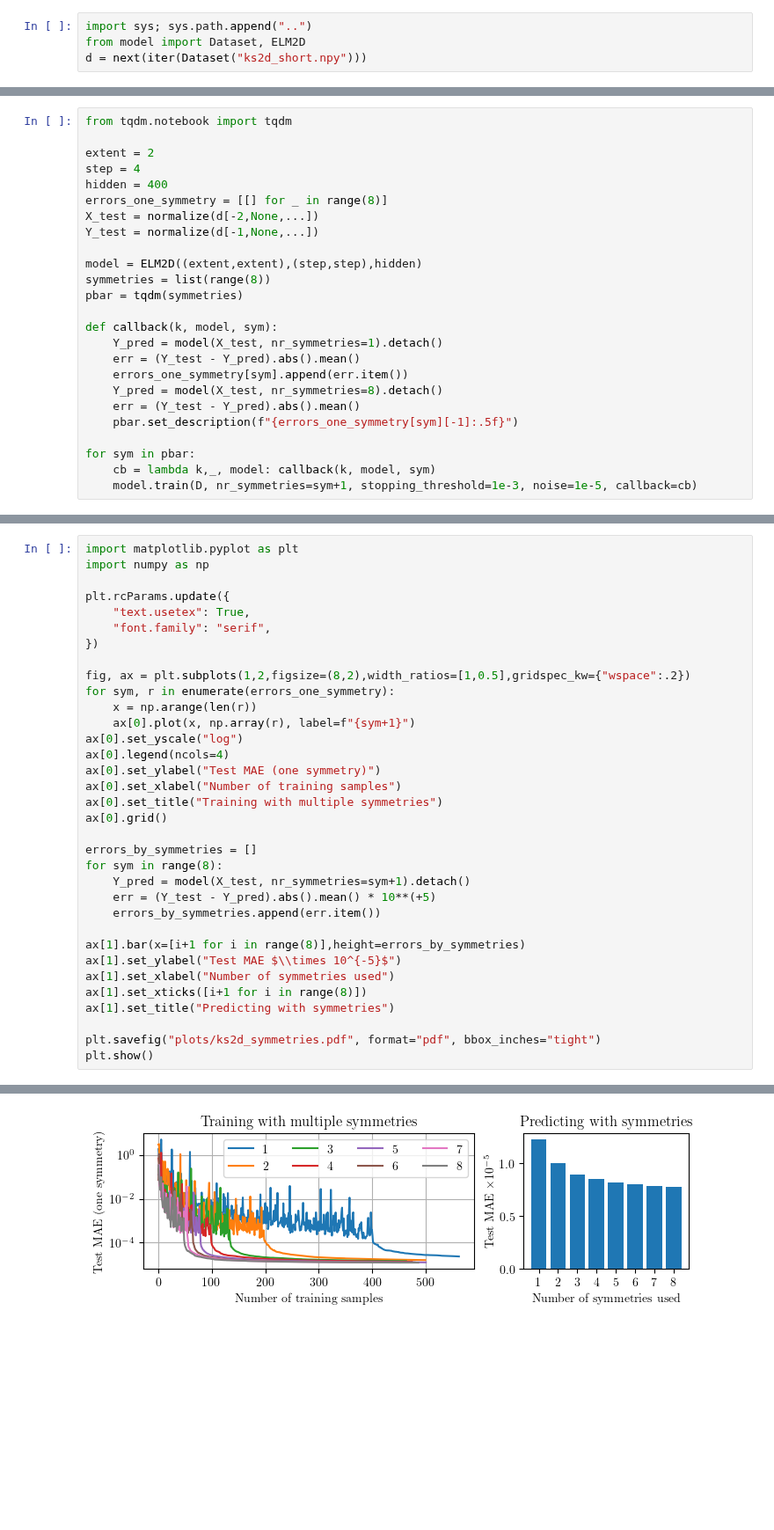
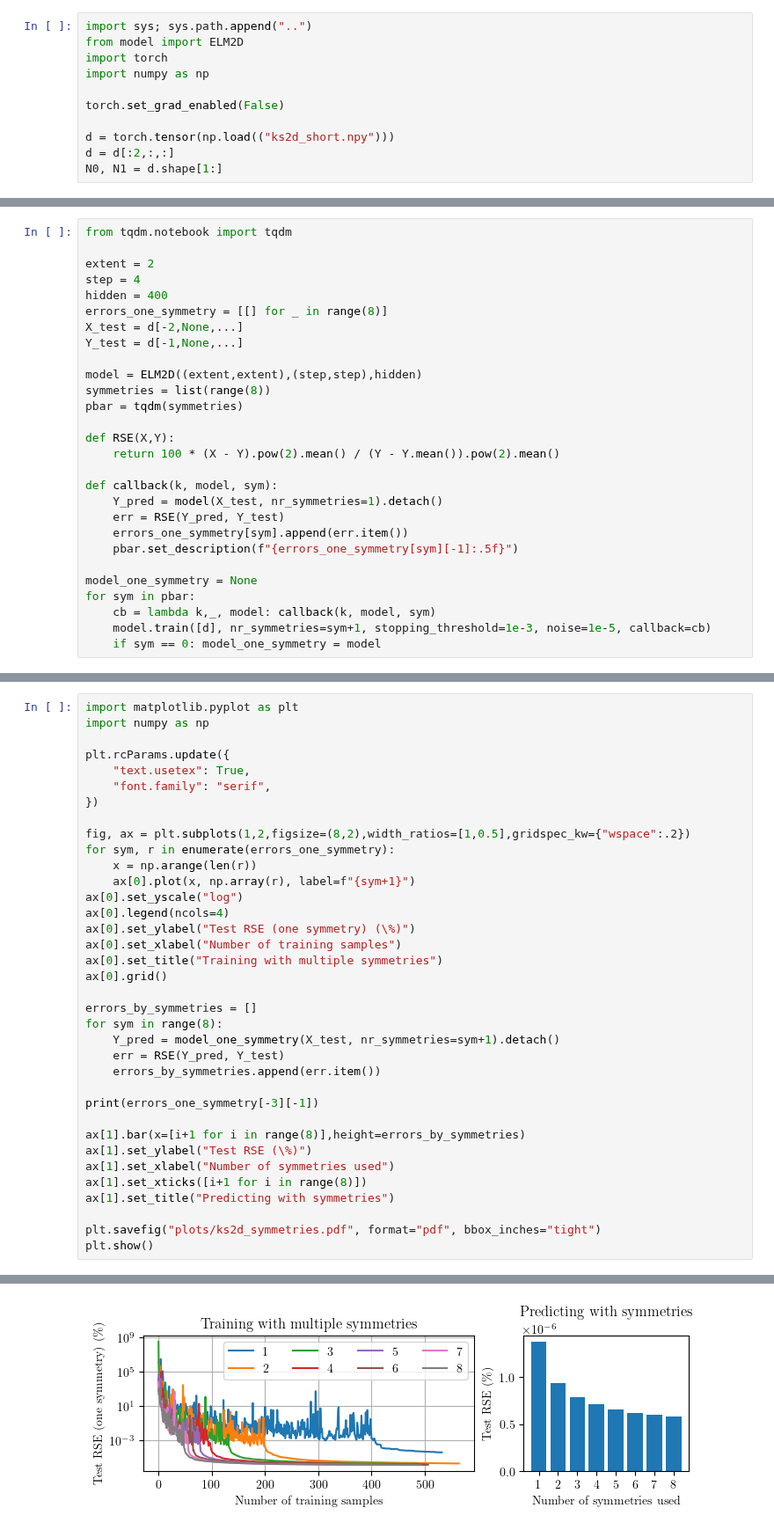
Before and after one commit to graps1/ELM-PDEs, a Jupyter notebook: ks2d/ks2d_equivariant.ipynb, the cells around one changed output, grey strips where cells are left out. Shown at 88% size. Cells and saved outputs as stored; diff of their text form; blank space fills up the shorter version.

```diff
--- a/ks2d/ks2d_equivariant.ipynb
+++ b/ks2d/ks2d_equivariant.ipynb
@@ -1,4 +1,11 @@
 # %%
 import sys; sys.path.append("..")
-from model import Dataset, ELM2D
-d = next(iter(Dataset("ks2d_short.npy")))
+from model import ELM2D
+import torch
+import numpy as np
+
+torch.set_grad_enabled(False)
+
+d = torch.tensor(np.load(("ks2d_short.npy")))
+d = d[:2,:,:]
+N0, N1 = d.shape[1:]
@@ -15,22 +16,25 @@ extent = 2
 step = 4
 hidden = 400
 errors_one_symmetry = [[] for _ in range(8)]
-X_test = normalize(d[-2,None,...])
-Y_test = normalize(d[-1,None,...])
+X_test = d[-2,None,...]
+Y_test = d[-1,None,...]
 
 model = ELM2D((extent,extent),(step,step),hidden)
 symmetries = list(range(8))
 pbar = tqdm(symmetries)
 
+def RSE(X,Y):
+    return 100 * (X - Y).pow(2).mean() / (Y - Y.mean()).pow(2).mean()
+
 def callback(k, model, sym):
     Y_pred = model(X_test, nr_symmetries=1).detach()
-    err = (Y_test - Y_pred).abs().mean()
+    err = RSE(Y_pred, Y_test)
     errors_one_symmetry[sym].append(err.item())
-    Y_pred = model(X_test, nr_symmetries=8).detach()
-    err = (Y_test - Y_pred).abs().mean()
     pbar.set_description(f"{errors_one_symmetry[sym][-1]:.5f}")
 
+model_one_symmetry = None
 for sym in pbar:
     cb = lambda k,_, model: callback(k, model, sym)
-    model.train(D, nr_symmetries=sym+1, stopping_threshold=1e-3, noise=1e-5, callback=cb)
+    model.train([d], nr_symmetries=sym+1, stopping_threshold=1e-3, noise=1e-5, callback=cb)
+    if sym == 0: model_one_symmetry = model
 # %% [output]
@@ -50,19 +54,21 @@ for sym, r in enumerate(errors_one_symmetry):
     ax[0].plot(x, np.array(r), label=f"{sym+1}")
 ax[0].set_yscale("log")
 ax[0].legend(ncols=4)
-ax[0].set_ylabel("Test MAE (one symmetry)")
+ax[0].set_ylabel("Test RSE (one symmetry) (\%)")
 ax[0].set_xlabel("Number of training samples")
 ax[0].set_title("Training with multiple symmetries")
 ax[0].grid()
 
 errors_by_symmetries = []
 for sym in range(8):
-    Y_pred = model(X_test, nr_symmetries=sym+1).detach()
-    err = (Y_test - Y_pred).abs().mean() * 10**(+5)
+    Y_pred = model_one_symmetry(X_test, nr_symmetries=sym+1).detach()
+    err = RSE(Y_pred, Y_test)
     errors_by_symmetries.append(err.item())
 
+print(errors_one_symmetry[-3][-1])
+
 ax[1].bar(x=[i+1 for i in range(8)],height=errors_by_symmetries)
-ax[1].set_ylabel("Test MAE $\\times 10^{-5}$")
+ax[1].set_ylabel("Test RSE (\%)")
 ax[1].set_xlabel("Number of symmetries used")
 ax[1].set_xticks([i+1 for i in range(8)])
 ax[1].set_title("Predicting with symmetries")
@@ -73 +80 @@ plt.show()
-[figure, old version]
+[figure, new version]
```
Also changed, not shown: parts of 3 cells of this notebook, 7 other files.
